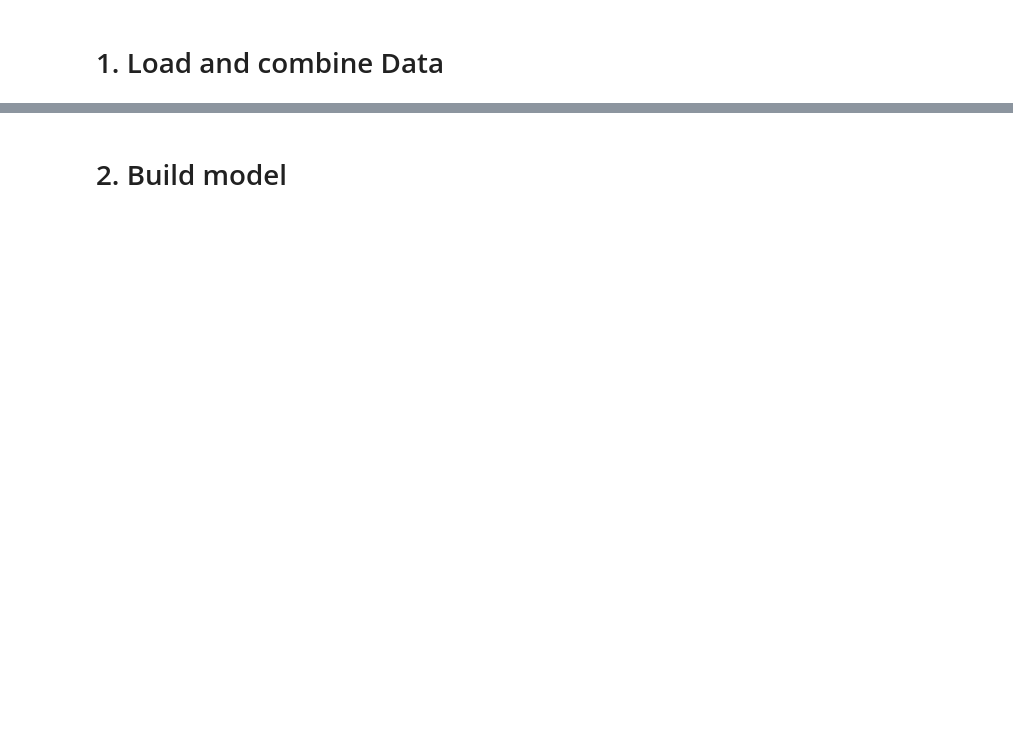
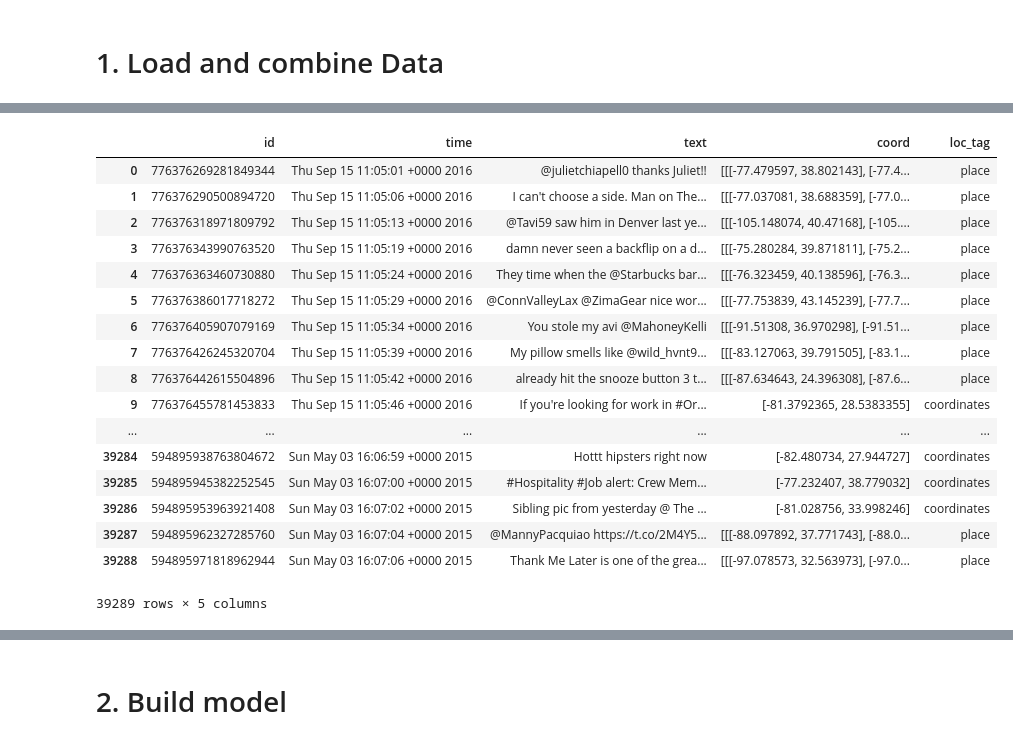
Before and after one commit to DrosoNeuro/Semester_Project, a Jupyter notebook: Analysis_ProcessedTweets/Analysis_ProcessedTweets.ipynb, the cells around one changed output, grey strips where cells are left out. Cells and saved outputs as stored; diff of their text form; code cells hidden in the pictures; blank space fills up the shorter version.

```diff
--- a/Analysis_ProcessedTweets/Analysis_ProcessedTweets.ipynb
+++ b/Analysis_ProcessedTweets/Analysis_ProcessedTweets.ipynb
@@ -100,0 +137,22 @@ tw.columns = ["id","time","text","coord","loc_tag"]
+# %%
+tw = pd.read_pickle("PickledTweets.pkl")
+tw
+# %% [output]
+|  | id | time | text | coord | loc_tag |
+| 0 | 776376269281849344 | Thu Sep 15 11:05:01 +0000 2016 | @julietchiapell0 thanks Juliet!! | [[[-77.479597, 38.802143], [-77.4... | place |
+| 1 | 776376290500894720 | Thu Sep 15 11:05:06 +0000 2016 | I can't choose a side. Man on The... | [[[-77.037081, 38.688359], [-77.0... | place |
+| 2 | 776376318971809792 | Thu Sep 15 11:05:13 +0000 2016 | @Tavi59 saw him in Denver last ye... | [[[-105.148074, 40.47168], [-105.... | place |
+| 3 | 776376343990763520 | Thu Sep 15 11:05:19 +0000 2016 | damn never seen a backflip on a d... | [[[-75.280284, 39.871811], [-75.2... | place |
+| 4 | 776376363460730880 | Thu Sep 15 11:05:24 +0000 2016 | They time when the @Starbucks bar... | [[[-76.323459, 40.138596], [-76.3... | place |
+| 5 | 776376386017718272 | Thu Sep 15 11:05:29 +0000 2016 | @ConnValleyLax @ZimaGear nice wor... | [[[-77.753839, 43.145239], [-77.7... | place |
+| 6 | 776376405907079169 | Thu Sep 15 11:05:34 +0000 2016 | You stole my avi @MahoneyKelli | [[[-91.51308, 36.970298], [-91.51... | place |
+| 7 | 776376426245320704 | Thu Sep 15 11:05:39 +0000 2016 | My pillow smells like @wild_hvnt9... | [[[-83.127063, 39.791505], [-83.1... | place |
+| 8 | 776376442615504896 | Thu Sep 15 11:05:42 +0000 2016 | already hit the snooze button 3 t... | [[[-87.634643, 24.396308], [-87.6... | place |
+| 9 | 776376455781453833 | Thu Sep 15 11:05:46 +0000 2016 | If you're looking for work in #Or... | [-81.3792365, 28.5383355] | coordinates |
+| ... | ... | ... | ... | ... | ... |
+| 39284 | 594895938763804672 | Sun May 03 16:06:59 +0000 2015 | Hottt hipsters right now | [-82.480734, 27.944727] | coordinates |
+| 39285 | 594895945382252545 | Sun May 03 16:07:00 +0000 2015 | #Hospitality #Job alert: Crew Mem... | [-77.232407, 38.779032] | coordinates |
+| 39286 | 594895953963921408 | Sun May 03 16:07:02 +0000 2015 | Sibling pic from yesterday @ The ... | [-81.028756, 33.998246] | coordinates |
+| 39287 | 594895962327285760 | Sun May 03 16:07:04 +0000 2015 | @MannyPacquiao https://t.co/2M4Y5... | [[[-88.097892, 37.771743], [-88.0... | place |
+| 39288 | 594895971818962944 | Sun May 03 16:07:06 +0000 2015 | Thank Me Later is one of the grea... | [[[-97.078573, 32.563973], [-97.0... | place |
+39289 rows × 5 columns
```
Also changed, not shown: parts of 33 cells of this notebook, 2 other files.
